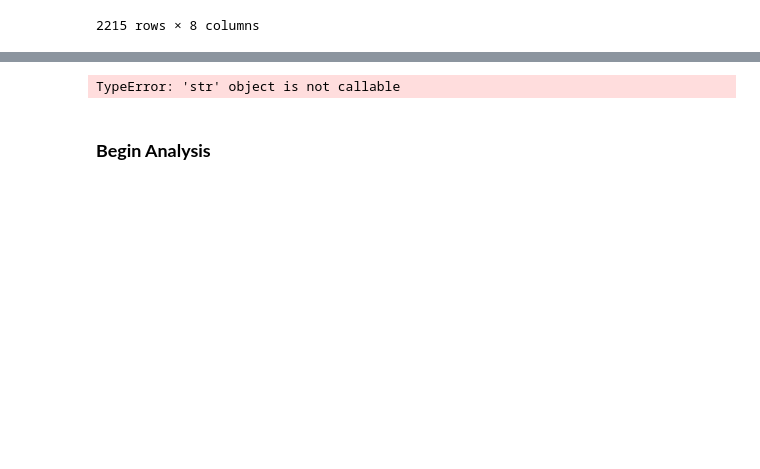
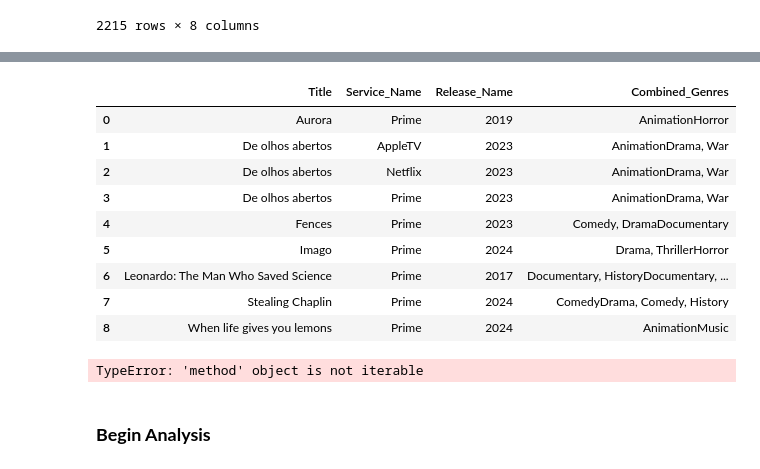
Before and after one commit to rkynhoff/Streaming_Service_Comparisons, a Jupyter notebook: STRM_SERV_COMP_V2.ipynb, the cells around one changed output, grey strips where cells are left out. Drawn from its saved outputs; the diff is of its cells as text; code cells hidden in the pictures; blank space fills up the shorter version.

Commit message:
It worked! Rows combined with specific column values concatenated!

```diff
--- a/STRM_SERV_COMP_V2.ipynb
+++ b/STRM_SERV_COMP_V2.ipynb
@@ -394,8 +394,34 @@ grouped_dupes = streaming_v3[streaming_v3.duplicated(subset = ["IMDb_ID","Title"
     #     pd.concat["Title","Content_Type","Combined_Genres","Release_Year","IMBd_ID","IMDb_Avg_Rating","IMDb_Votes_Count","Service_Name"]
     # else:
     #     break
+# %%
+concatenated_genres = {}
+for index, row in grouped_dupes.iterrows():
+    key = (row["Title"], row["Service_Name"], row["Release_Year"])
+    if key in concatenated_genres:
+        concatenated_genres[key] += row["Combined_Genres"]
+    else:
+        concatenated_genres[key] = row["Combined_Genres"]
+
+result_data = []
+for key, genres in concatenated_genres.items():
+    result_data.append([key[0], key[1], key[2], genres])
+
+result_df = pd.DataFrame(result_data, columns = ["Title","Service_Name","Release_Name","Combined_Genres"])
+result_df
+# %% [output]
+|  | Title | Service_Name | Release_Name | Combined_Genres |
+| 0 | Aurora | Prime | 2019 | AnimationHorror |
+| 1 | De olhos abertos | AppleTV | 2023 | AnimationDrama, War |
+| 2 | De olhos abertos | Netflix | 2023 | AnimationDrama, War |
+| 3 | De olhos abertos | Prime | 2023 | AnimationDrama, War |
+| 4 | Fences | Prime | 2023 | Comedy, DramaDocumentary |
+| 5 | Imago | Prime | 2024 | Drama, ThrillerHorror |
+| 6 | Leonardo: The Man Who Saved Science | Prime | 2017 | Documentary, HistoryDocumentary, ... |
+| 7 | Stealing Chaplin | Prime | 2024 | ComedyDrama, Comedy, History |
+| 8 | When life gives you lemons | Prime | 2024 | AnimationMusic |
 # %%
-for row in grouped_dupes:
+for index, row in grouped_dupes.iterrows:
     if row(grouped_dupes["Title"]) == row(grouped_dupes["Title"]) and row(grouped_dupes["Service_Name"]) == row(grouped_dupes["Service_Name"]) and row(grouped_dupes["Release_Year"]) == row(grouped_dupes["Release_Year"]):
         pd.concat["Combined_Genres"]
     else:
@@ -403,7 +429,7 @@ for row in grouped_dupes:
 
 # https://stackoverflow.com/questions/67612391/loop-through-rows-and-compare-two-columns-and-apply-logic-and-change-one-column
 # %% [output]
-TypeError: 'str' object is not callable
+TypeError: 'method' object is not iterable
 # %%
 #Obtain max number of elements in the Genres column
 streaming_v3["Combined_Genres"].str.split(", ",expand=True)
```
